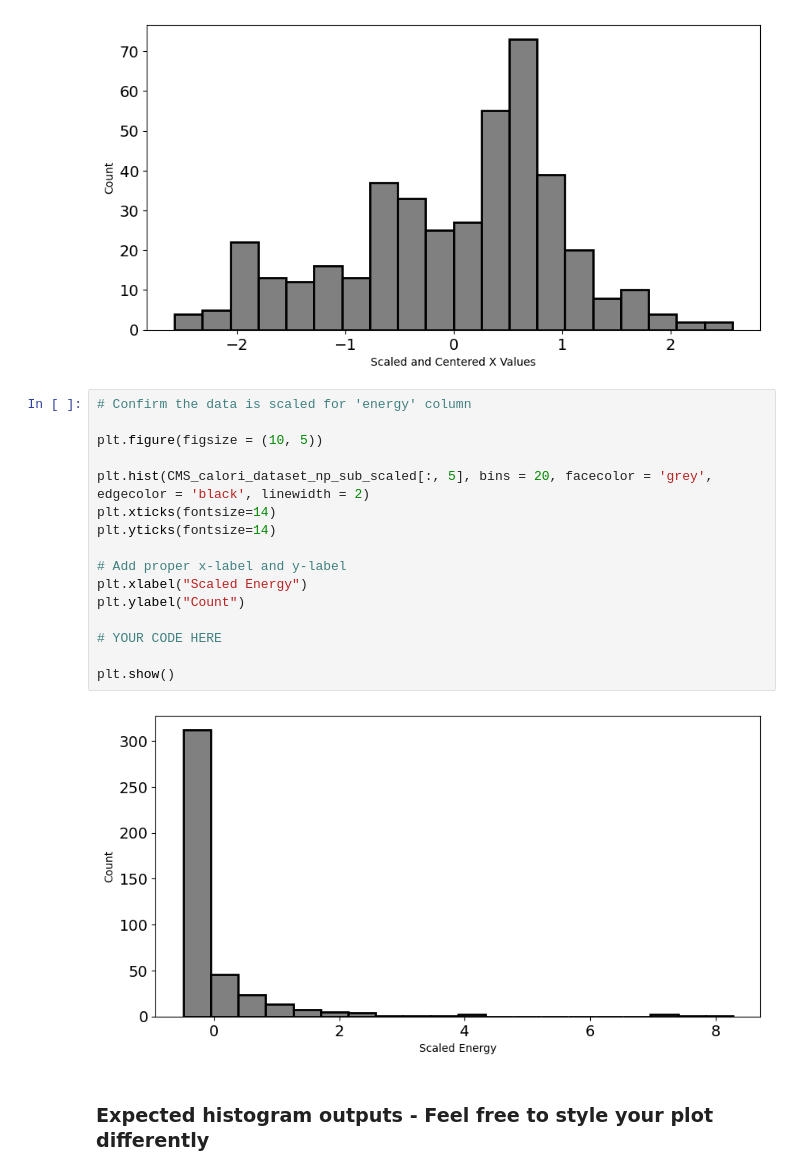
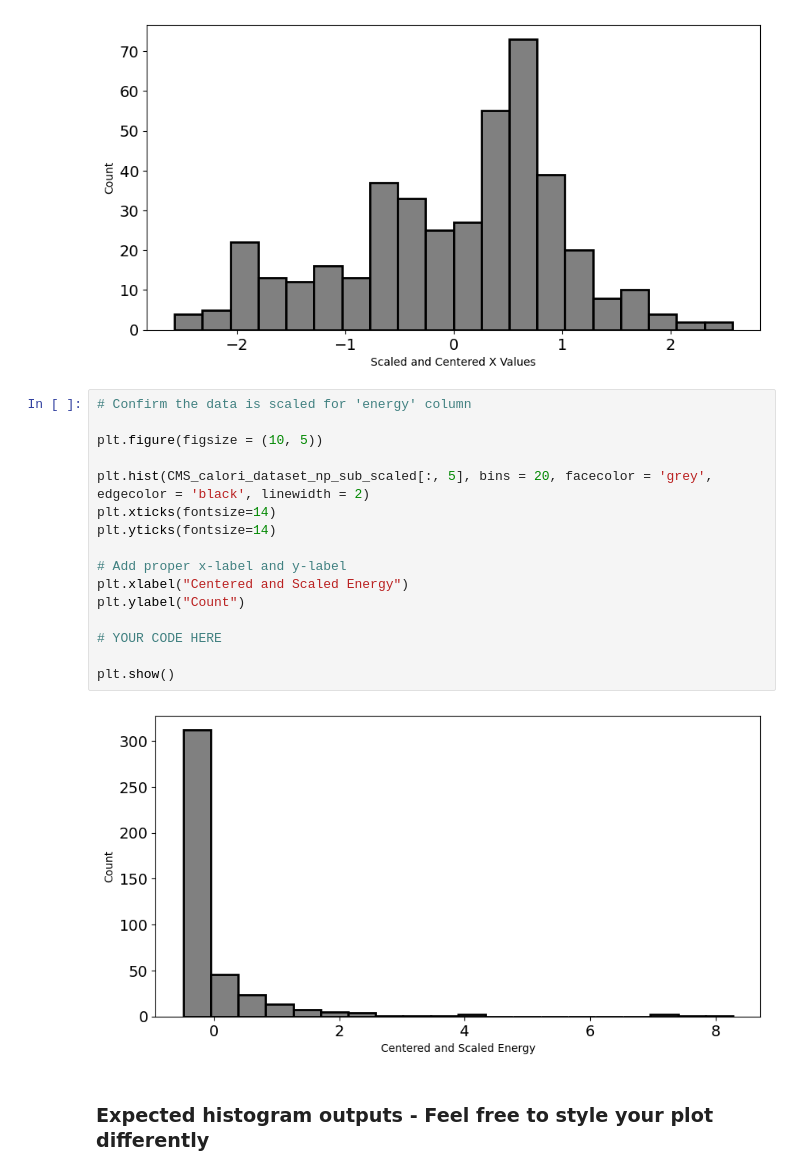
Before and after one commit to javiergd64/phys417, a Jupyter notebook: lab 1/Lab1_Report_GuapillaDiaz_Javier.ipynb, the cells around one changed output. Cells and saved outputs as stored; diff of their text form.

Commit message:
Updated Plot Labels

```diff
--- a/lab 1/Lab1_Report_GuapillaDiaz_Javier.ipynb
+++ b/lab 1/Lab1_Report_GuapillaDiaz_Javier.ipynb
@@ -95,21 +95,21 @@ plt.show()
 # %%
 # Confirm the data is scaled for 'energy' column
 
 plt.figure(figsize = (10, 5))
 
 plt.hist(CMS_calori_dataset_np_sub_scaled[:, 5], bins = 20, facecolor = 'grey', edgecolor = 'black', linewidth = 2)
 plt.xticks(fontsize=14)
 plt.yticks(fontsize=14)
 
 # Add proper x-label and y-label
-plt.xlabel("Scaled Energy")
+plt.xlabel("Centered and Scaled Energy")
 plt.ylabel("Count")
 
 # YOUR CODE HERE
 
 plt.show()
 # %% [output]
-[figure, old version]
+[figure, new version]
 # %% [markdown]
 ### Expected histogram outputs - Feel free to style your plot differently
 # %%
```
